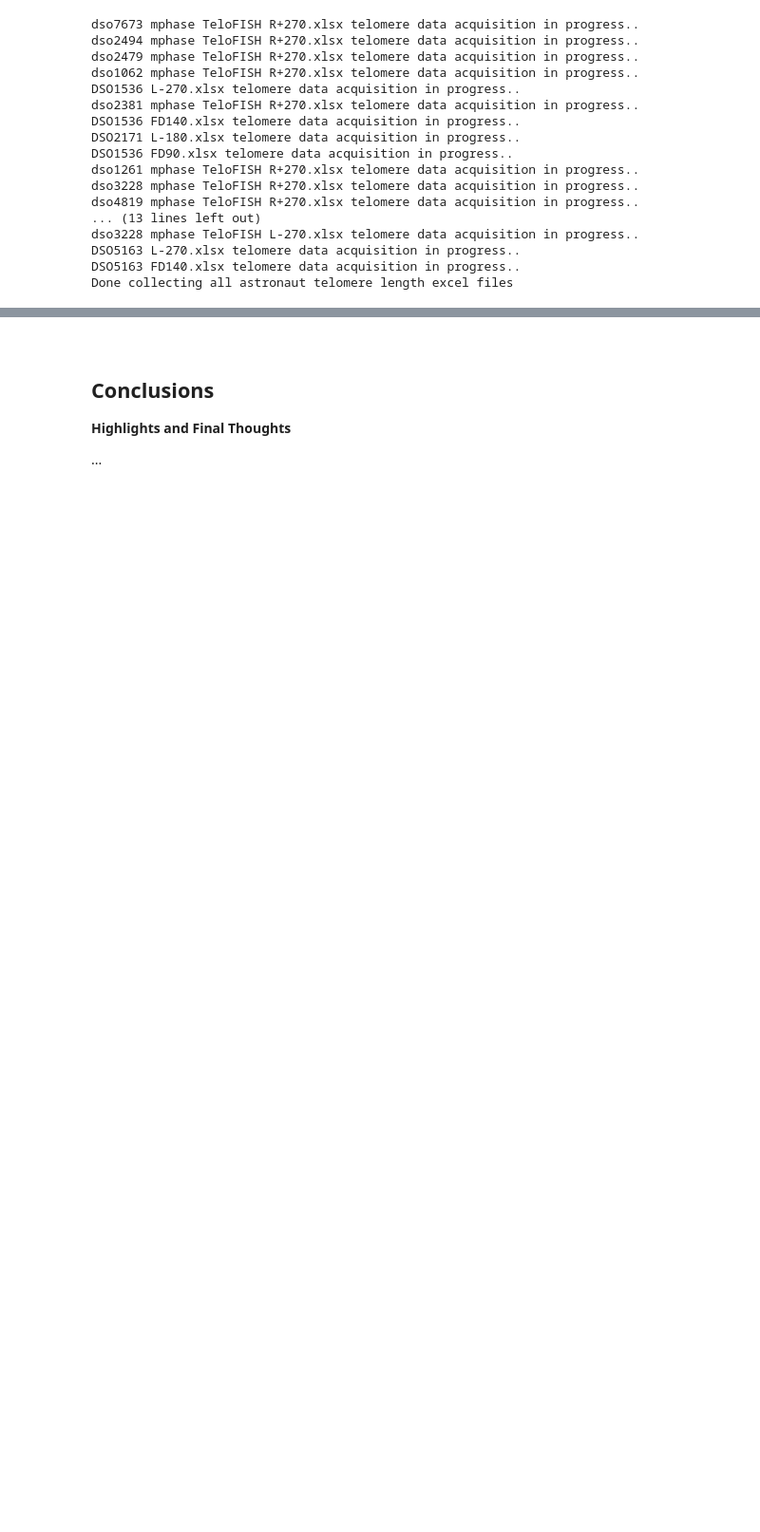
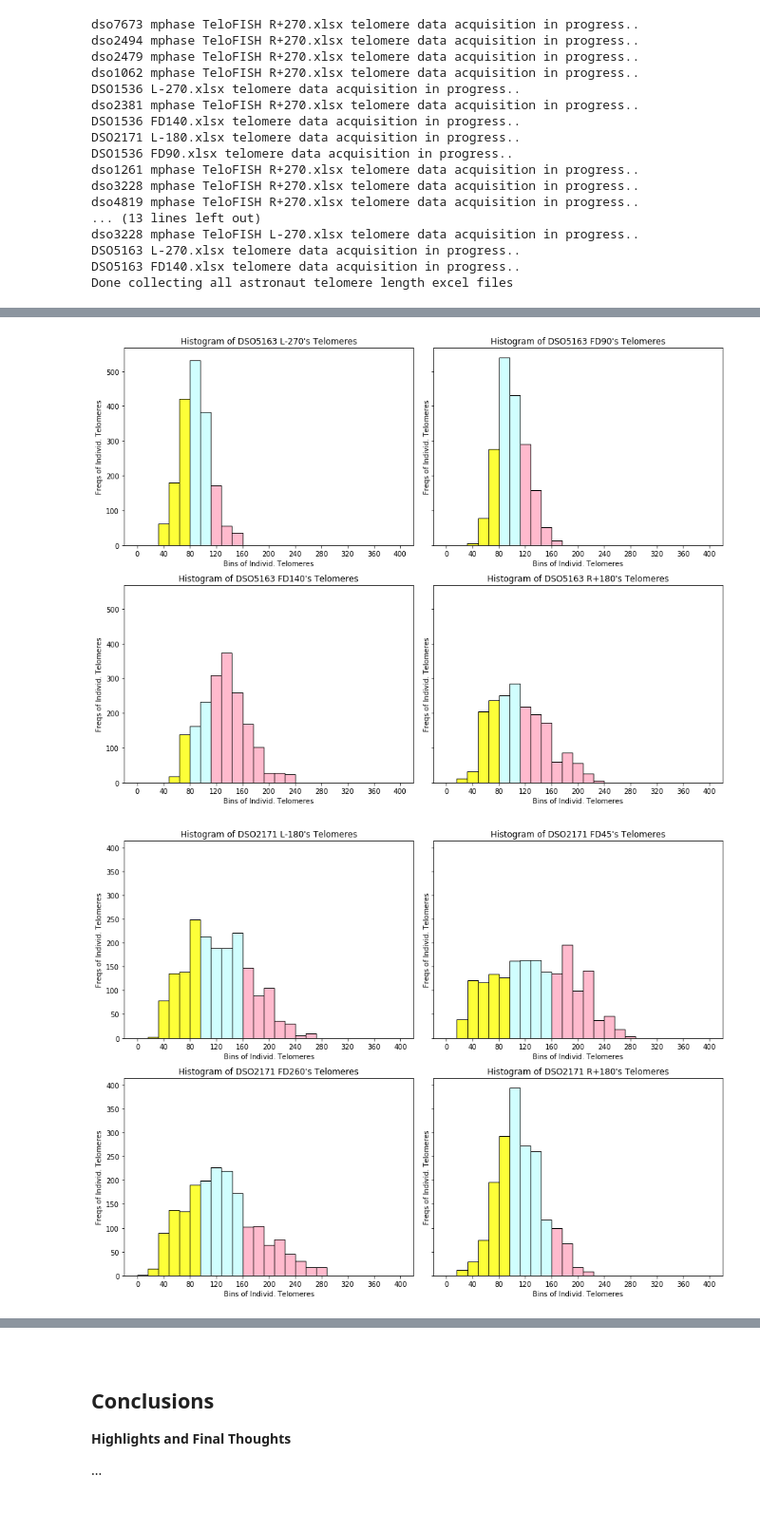
Before and after one commit to Jared-Luxton/NASA-astronauts-telomeres-chromosomes, a Jupyter notebook: NASA-astros-telomeres-JupyterNotebook.ipynb, the cells around one changed output, grey strips where cells are left out. Shown at 95% size. Drawn from its saved outputs; the diff is of its cells as text; code cells hidden in the pictures; blank space fills up the shorter version.

Commit message:
more data analyses.. now graphing & stats

```diff
--- a/NASA-astros-telomeres-JupyterNotebook.ipynb
+++ b/NASA-astros-telomeres-JupyterNotebook.ipynb
@@ -142,7 +143,8 @@ def generate_dictionary_for_telomere_length_data(patharg):
 
             individual_telos_lengths = (df['Individ Telos'])
             individual_telos_lengths = individual_telos_lengths.drop(labels=DAPI_values_to_drop)
-            individual_telos_lengths = individual_telos_lengths.iloc[7:300]
+            individual_telos_lengths = individual_telos_lengths.sample(300:1800, random_state=1)
+#             individual_telos_lengths = individual_telos_lengths.iloc[7:500]
 #             individual_telos_lengths = individual_telos_lengths.iloc[7:5611]
             telos_str_toNaN = pd.to_numeric(individual_telos_lengths, errors='coerce')
             individual_telos_cleaned = telos_str_toNaN.dropna(axis=0, how='any')
@@ -458,0 +361,5 @@ def graphing_statistics_telomere_data(dict_astro_individ_telos_dfs):
+# %%
+graphing_statistics_telomere_data(dict_astro_individ_telos_dfs)
+# %% [output]
+[figure, added]
+[figure, added]
```
Also changed, not shown: parts of 9 cells of this notebook.
